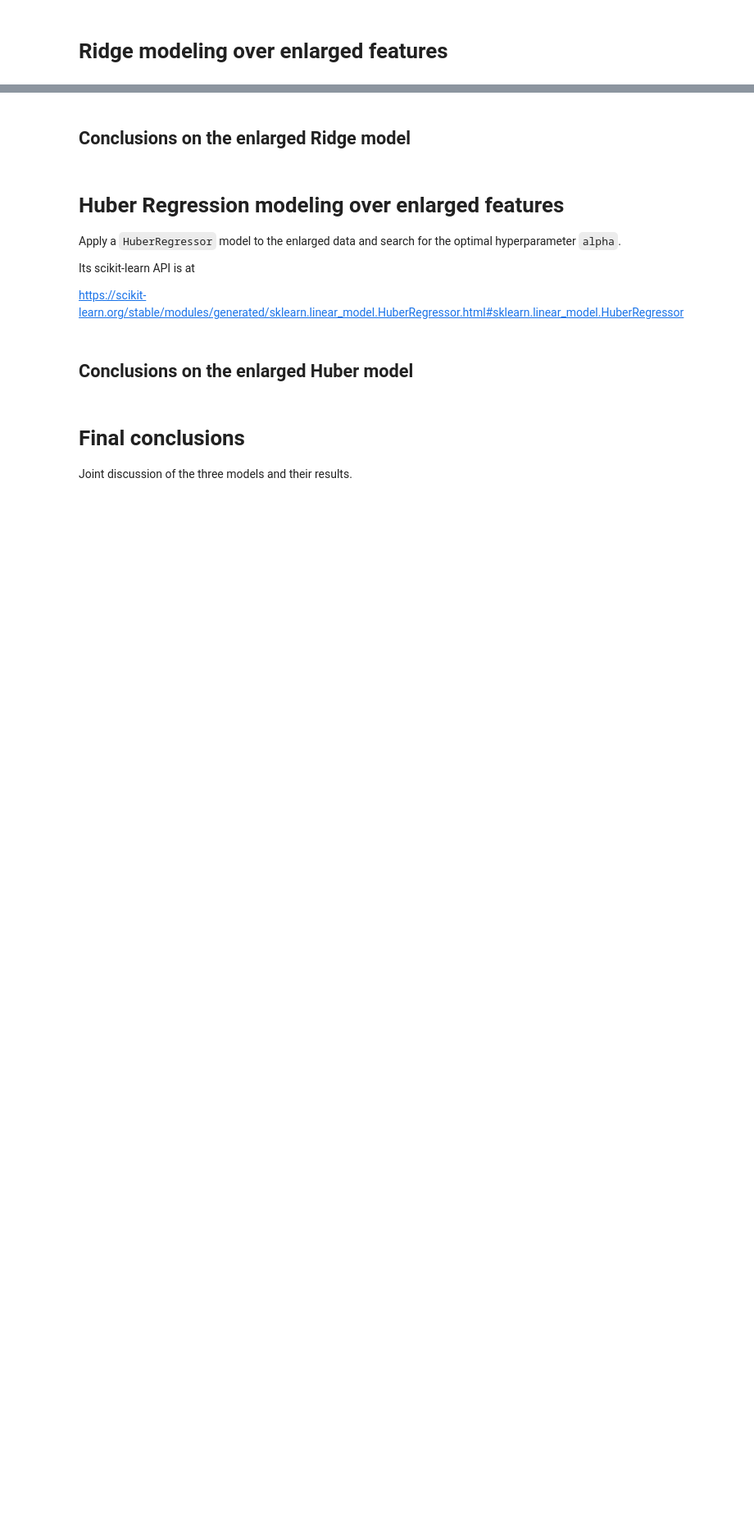
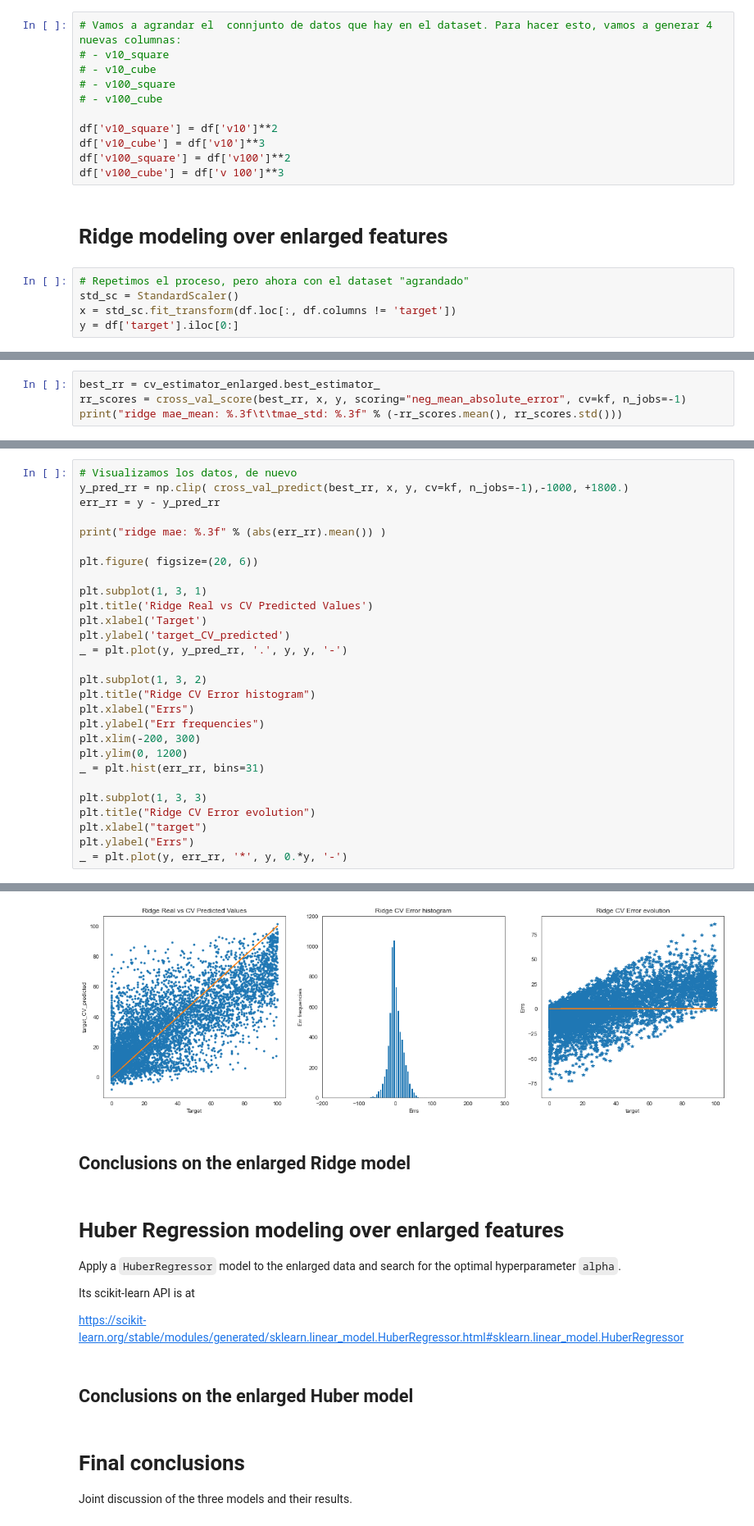
Before and after one commit to Javimh18/AnalisisFund, a Jupyter notebook: P3/practica3_javi.ipynb, the cells around one changed output, grey strips where cells are left out. Shown at 82% size. Drawn from its saved outputs; the diff is of its cells as text; blank space fills up the shorter version.

Commit message:
Ridge con exteded features terminado

```diff
--- a/P3/practica3_javi.ipynb
+++ b/P3/practica3_javi.ipynb
@@ -347,5 +347,21 @@ Me may try to improve the Ridge results in two different ways:
 * second, by using these enlarged features but working with another model, the HuberRegressor (https://scikit-learn.org/stable/modules/generated/sklearn.linear_model.HuberRegressor.html), using its default parameters and hyperparametrizing the `alpha` hyperparameter.
 
 Redo the previous Ridge MLPR analysis and conclusions over the enlarged dataset with the same analysis structure previously used.
+# %%
+# Vamos a agrandar el  connjunto de datos que hay en el dataset. Para hacer esto, vamos a generar 4 nuevas columnas:
+# - v10_square
+# - v10_cube
+# - v100_square
+# - v100_cube
+
+df['v10_square'] = df['v10']**2
+df['v10_cube'] = df['v10']**3
+df['v100_square'] = df['v100']**2
+df['v100_cube'] = df['v 100']**3
 # %% [markdown]
 # Ridge modeling over enlarged features
+# %%
+# Repetimos el proceso, pero ahora con el dataset "agrandado"
+std_sc = StandardScaler()
+x = std_sc.fit_transform(df.loc[:, df.columns != 'target'])
+y = df['target'].iloc[0:]
@@ -351,0 +390,4 @@ Redo the previous Ridge MLPR analysis and conclusions over the enlarged dataset
+# %%
+best_rr = cv_estimator_enlarged.best_estimator_
+rr_scores = cross_val_score(best_rr, x, y, scoring="neg_mean_absolute_error", cv=kf, n_jobs=-1)
+print("ridge mae_mean: %.3f\t\tmae_std: %.3f" % (-rr_scores.mean(), rr_scores.std()))
@@ -351,0 +396,29 @@ Redo the previous Ridge MLPR analysis and conclusions over the enlarged dataset
+# %%
+# Visualizamos los datos, de nuevo
+y_pred_rr = np.clip( cross_val_predict(best_rr, x, y, cv=kf, n_jobs=-1),-1000, +1800.)
+err_rr = y - y_pred_rr
+
+print("ridge mae: %.3f" % (abs(err_rr).mean()) )
+
+plt.figure( figsize=(20, 6))
+
+plt.subplot(1, 3, 1)
+plt.title('Ridge Real vs CV Predicted Values')
+plt.xlabel('Target')
+plt.ylabel('target_CV_predicted')
+_ = plt.plot(y, y_pred_rr, '.', y, y, '-')
+
+plt.subplot(1, 3, 2)
+plt.title("Ridge CV Error histogram")
+plt.xlabel("Errs")
+plt.ylabel("Err frequencies")
+plt.xlim(-200, 300)
+plt.ylim(0, 1200)
+_ = plt.hist(err_rr, bins=31)
+
+plt.subplot(1, 3, 3)
+plt.title("Ridge CV Error evolution")
+plt.xlabel("target")
+plt.ylabel("Errs")
+_ = plt.plot(y, err_rr, '*', y, 0.*y, '-')
+# %% [output]
@@ -352,3 +426,4 @@ Redo the previous Ridge MLPR analysis and conclusions over the enlarged dataset
+[figure, added]
 # %% [markdown]
 ## Conclusions on the enlarged Ridge model
 # %% [markdown]
```
Also changed, not shown: parts of 7 cells of this notebook.
